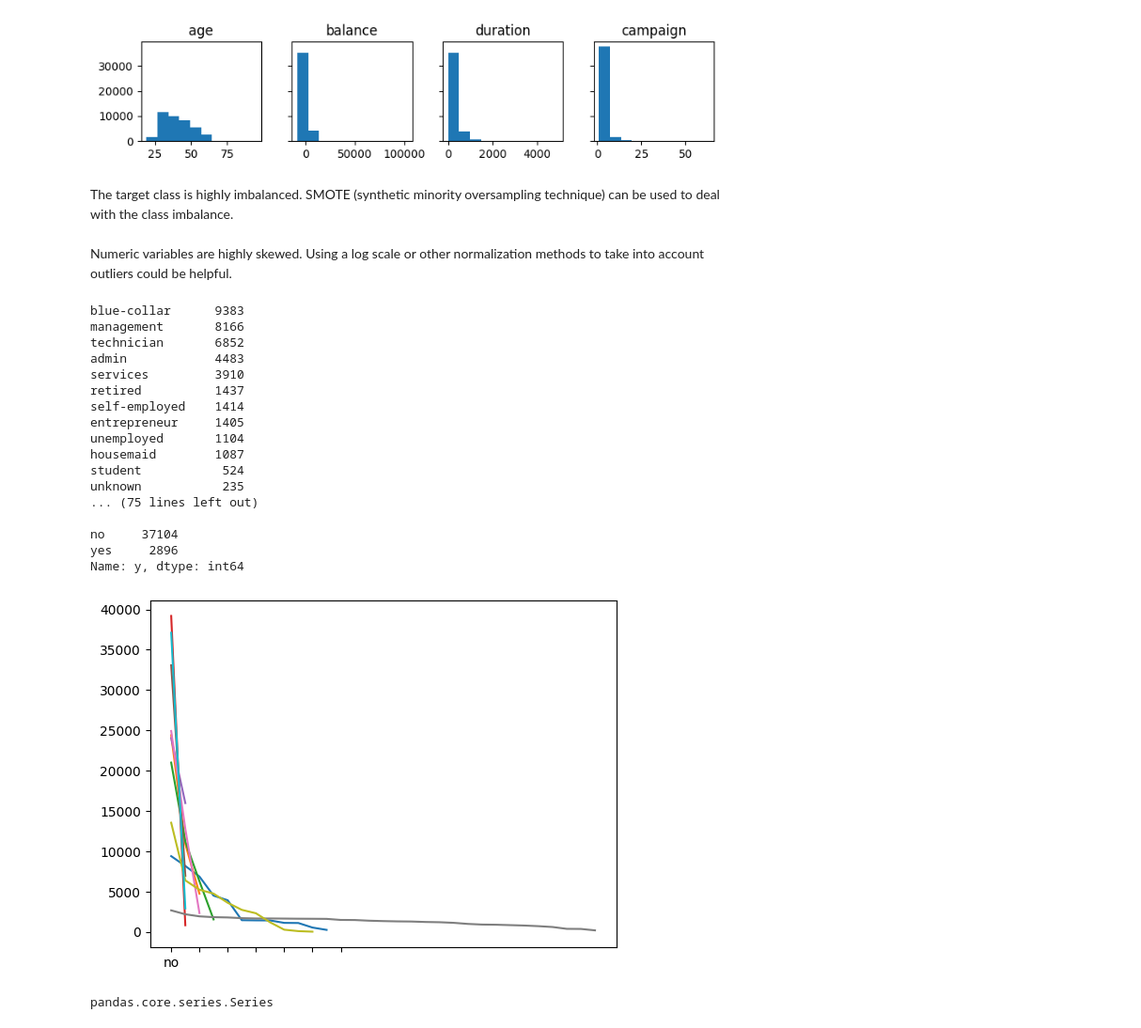
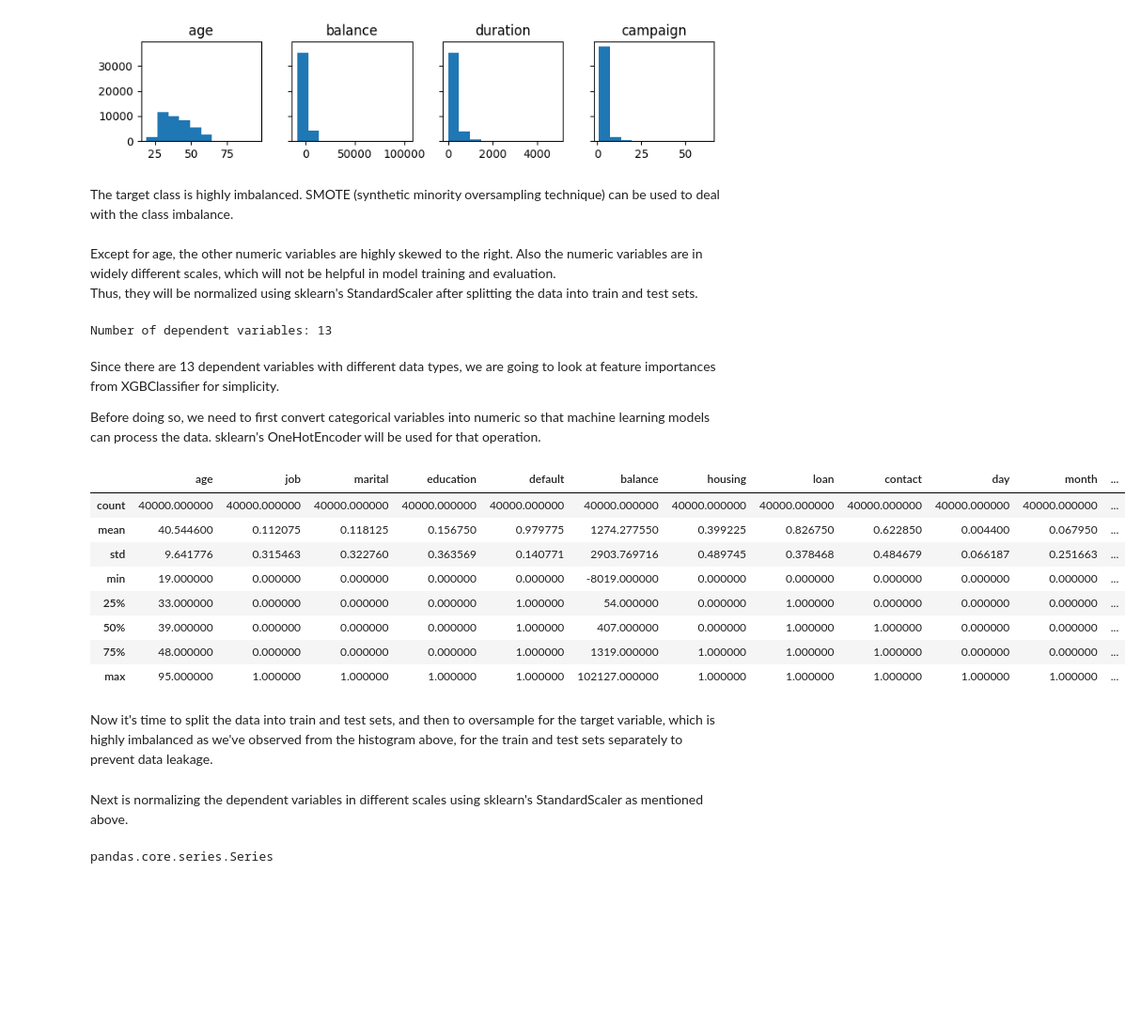
Before and after one commit to henryhyunwookim/Term-Deposit-Marketing, a Jupyter notebook: Term Deposit Marketing_v1.ipynb, the cells around one changed output. Shown at 94% size. Drawn from its saved outputs; the diff is of its cells as text; code cells hidden in the pictures; blank space fills up the shorter version.

```diff
--- a/Term Deposit Marketing_v1.ipynb
+++ b/Term Deposit Marketing_v1.ipynb
@@ -72,31 +75,34 @@ Distribution of target y and dependent variables:
 # %% [markdown]
 The target class is highly imbalanced. SMOTE (synthetic minority oversampling technique) can be used to deal with the class imbalance.<br>
 <br>
-Numeric variables are highly skewed. Using a log scale or other normalization methods to take into account outliers could be helpful.
+Except for age, the other numeric variables are highly skewed to the right. Also the numeric variables are in widely different scales, which will not be helpful in model training and evaluation.<br>
+Thus, they will be normalized using sklearn's StandardScaler after splitting the data into train and test sets.<br>
-# %%
-for col in data.columns:
-    if type(data[col][0]) == str:
-        print(data[col].value_counts(), "\n")
-# %% [output]
-blue-collar      9383
-management       8166
-technician       6852
-admin            4483
-services         3910
-retired          1437
-self-employed    1414
-entrepreneur     1405
-unemployed       1104
-housemaid        1087
-student           524
-unknown           235
-... (75 lines left out)
-
-no     37104
-yes     2896
-Name: y, dtype: int64
-[figure, removed]
-# %%
-type(data["age"])
-# %% [output]
-pandas.core.series.Series
+# %%
+print(f"Number of dependent variables: {len(data.columns)-1}")
+# %% [output]
+Number of dependent variables: 13
+# %% [markdown]
+Since there are 13 dependent variables with different data types, we are going to look at feature importances from XGBClassifier for simplicity.<br>
+
+Before doing so, we need to first convert categorical variables into numeric so that machine learning models can process the data. sklearn's OneHotEncoder will be used for that operation.
+# %%
+X = data.drop(["y"], axis=1)
+y = data["y"]
+
+for col in X.columns:
+    if type(X[col][0]) == str:
+        X[col] = OneHotEncoder().fit_transform(X[[col]]).toarray()
+
+X.describe()
+# %% [output]
+|  | age | job | marital | education | default | balance | housing | loan | contact | day | month | ... |
+| count | 40000.000000 | 40000.000000 | 40000.000000 | 40000.000000 | 40000.000000 | 40000.000000 | 40000.000000 | 40000.000000 | 40000.000000 | 40000.000000 | 40000.000000 | ... |
+| mean | 40.544600 | 0.112075 | 0.118125 | 0.156750 | 0.979775 | 1274.277550 | 0.399225 | 0.826750 | 0.622850 | 0.004400 | 0.067950 | ... |
+| std | 9.641776 | 0.315463 | 0.322760 | 0.363569 | 0.140771 | 2903.769716 | 0.489745 | 0.378468 | 0.484679 | 0.066187 | 0.251663 | ... |
+| min | 19.000000 | 0.000000 | 0.000000 | 0.000000 | 0.000000 | -8019.000000 | 0.000000 | 0.000000 | 0.000000 | 0.000000 | 0.000000 | ... |
+| 25% | 33.000000 | 0.000000 | 0.000000 | 0.000000 | 1.000000 | 54.000000 | 0.000000 | 1.000000 | 0.000000 | 0.000000 | 0.000000 | ... |
+| 50% | 39.000000 | 0.000000 | 0.000000 | 0.000000 | 1.000000 | 407.000000 | 0.000000 | 1.000000 | 1.000000 | 0.000000 | 0.000000 | ... |
+| 75% | 48.000000 | 0.000000 | 0.000000 | 0.000000 | 1.000000 | 1319.000000 | 1.000000 | 1.000000 | 1.000000 | 0.000000 | 0.000000 | ... |
+| max | 95.000000 | 1.000000 | 1.000000 | 1.000000 | 1.000000 | 102127.000000 | 1.000000 | 1.000000 | 1.000000 | 1.000000 | 1.000000 | ... |
+# %% [markdown]
+Now it's time to split the data into train and test sets, and then to oversample for the target variable, which is highly imbalanced as we've observed from the histogram above, for the train and test sets separately to prevent data leakage.
@@ -102,0 +117,7 @@ pandas.core.series.Series
+# %% [markdown]
+Next is normalizing the dependent variables in different scales using sklearn's StandardScaler as mentioned above.
+# %%
+xgb_clf = XGBClassifier()
+xgb_clf.fit
+# %% [output]
+pandas.core.series.Series
```
Also changed, not shown: parts of 5 cells of this notebook.
